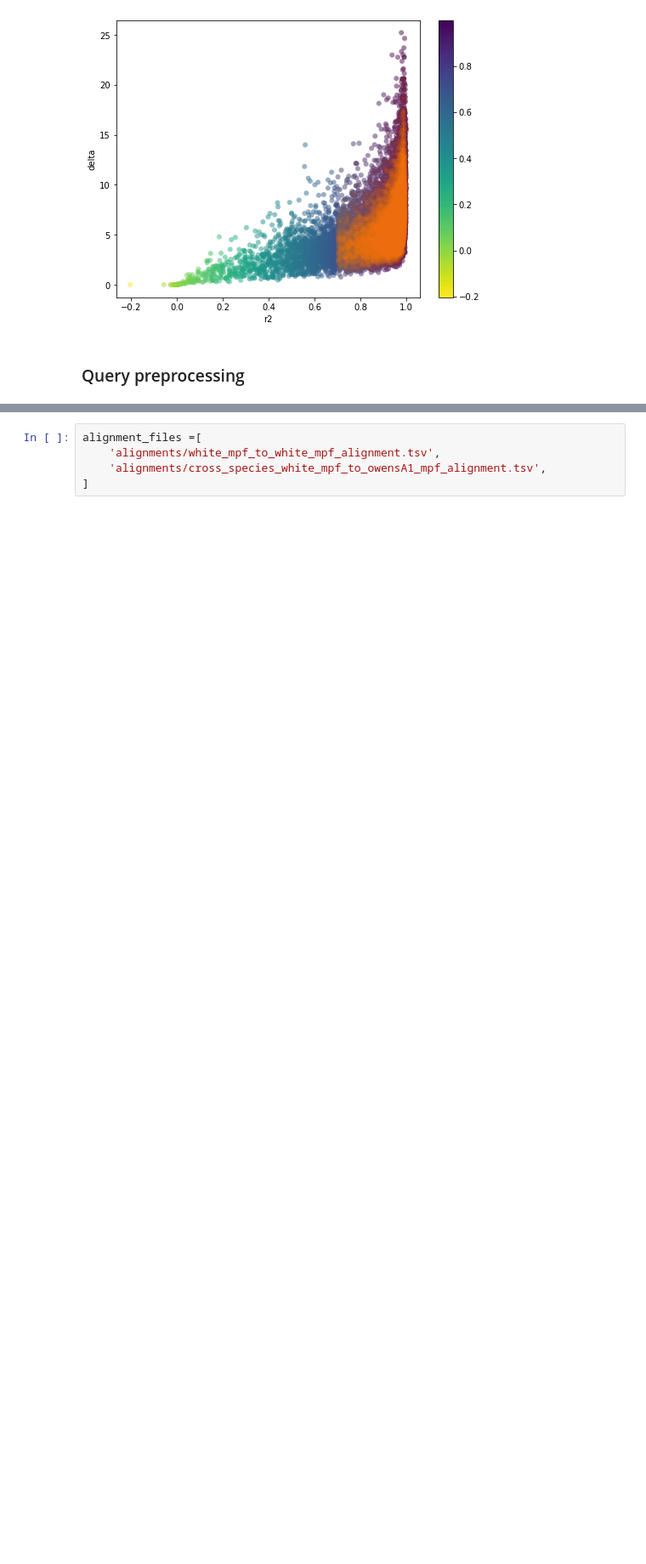
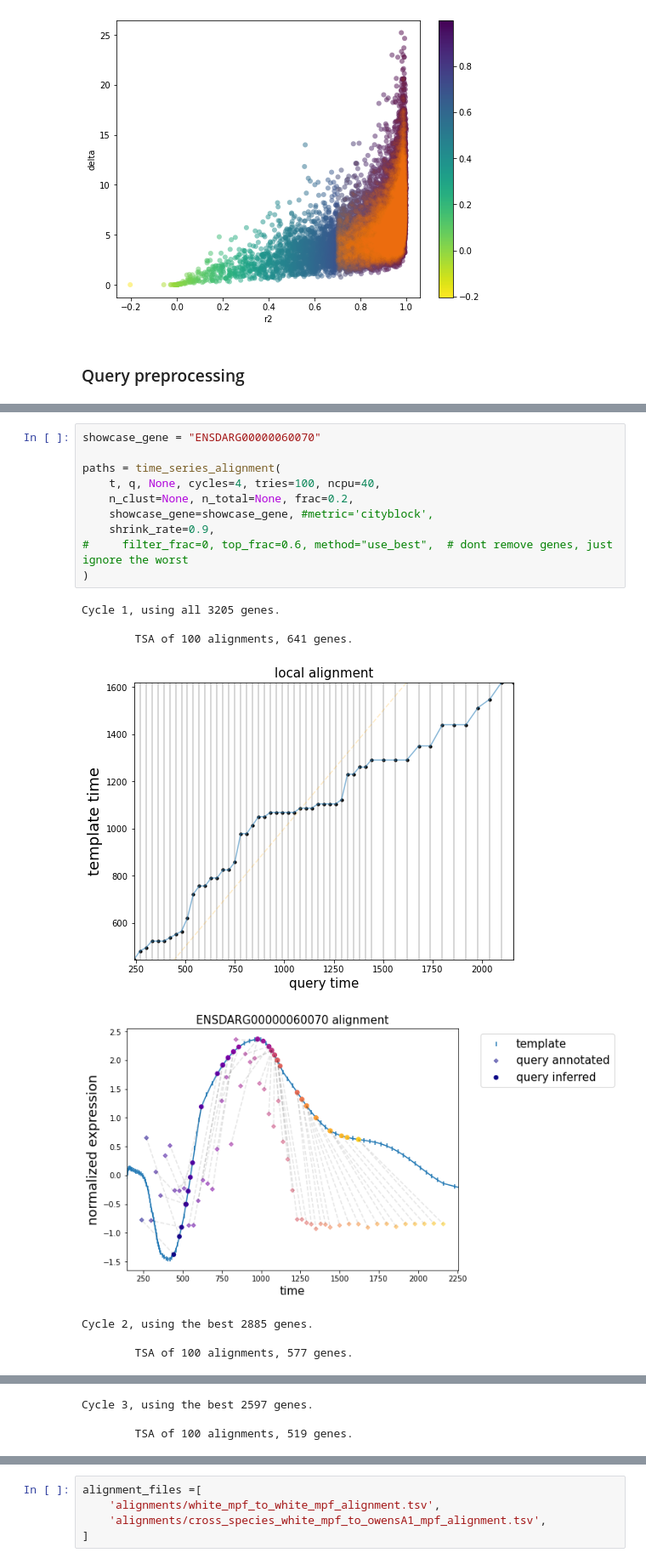
Before and after one commit to siebrenf/TSA, a Jupyter notebook: between_species.ipynb, the cells around one changed output, grey strips where cells are left out. Shown at 85% size. Cells and saved outputs as stored; diff of their text form; blank space fills up the shorter version.

```diff
--- a/between_species.ipynb
+++ b/between_species.ipynb
@@ -374,0 +295,19 @@ for gene in genes:
+# %%
+showcase_gene = "ENSDARG00000060070"
+
+paths = time_series_alignment(
+    t, q, None, cycles=4, tries=100, ncpu=40,
+    n_clust=None, n_total=None, frac=0.2,
+    showcase_gene=showcase_gene, #metric='cityblock',
+    shrink_rate=0.9,
+#     filter_frac=0, top_frac=0.6, method="use_best",  # dont remove genes, just ignore the worst
+)
+# %% [output]
+Cycle 1, using all 3205 genes.
+
+        TSA of 100 alignments, 641 genes.
+[figure, added]
+[figure, added]
+Cycle 2, using the best 2885 genes.
+
+        TSA of 100 alignments, 577 genes.
@@ -374,0 +316,3 @@ for gene in genes:
+Cycle 3, using the best 2597 genes.
+
+        TSA of 100 alignments, 519 genes.
```
Also changed, not shown: parts of 45 cells of this notebook, 15 other files.
